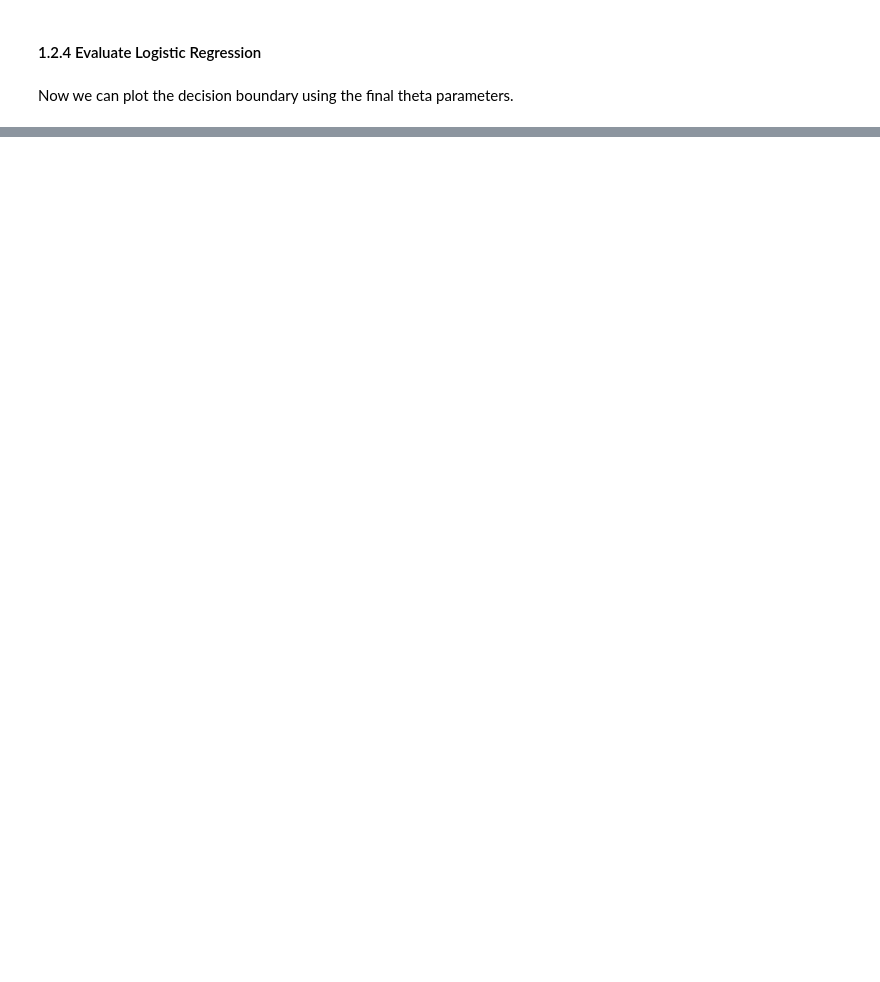
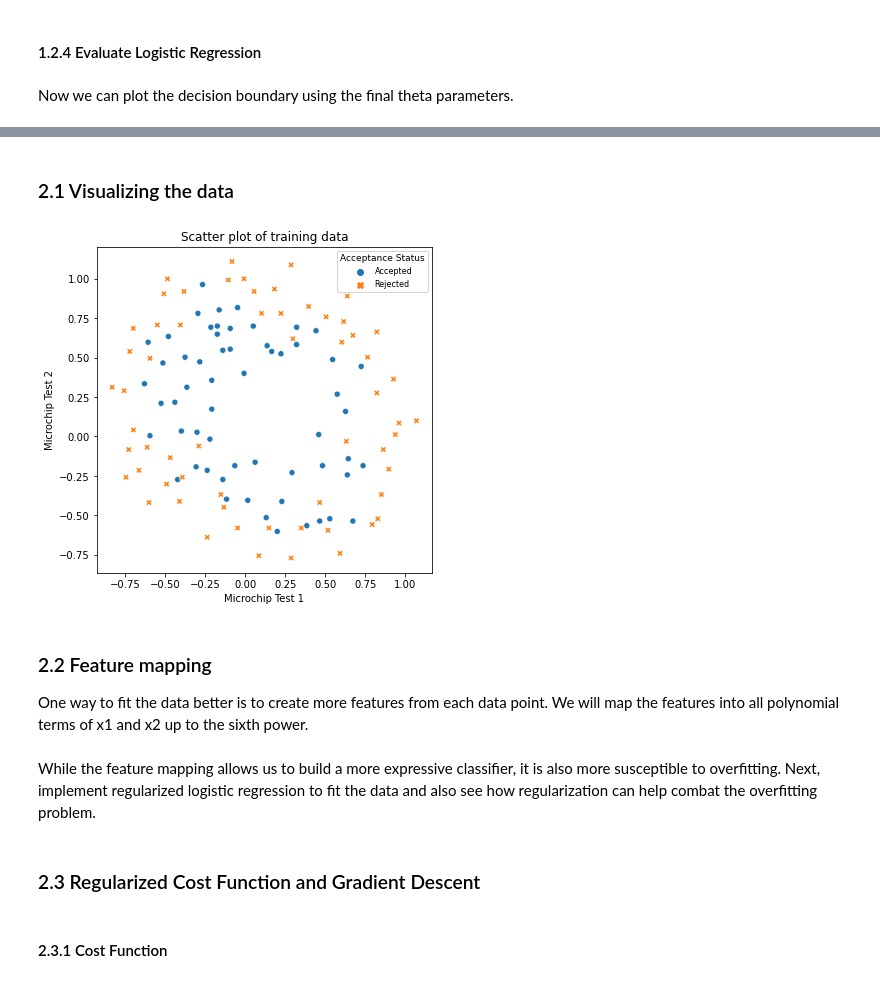
Before and after one commit to stemlock/Andrew_Ng_MachineLearningCourse, a Jupyter notebook: Week3_LogisticRegression/Programing Exercise 2 - Logistic Regression.ipynb, the cells around one changed output, grey strips where cells are left out. Cells and saved outputs as stored; diff of their text form; code cells hidden in the pictures; blank space fills up the shorter version.

```diff
--- a/Week3_LogisticRegression/Programing Exercise 2 - Logistic Regression.ipynb
+++ b/Week3_LogisticRegression/Programing Exercise 2 - Logistic Regression.ipynb
@@ -195,0 +184,3 @@ weighted avg       0.89      0.89      0.89       100
+# %%
+data = np.loadtxt('machine-learning-ex2/ex2/ex2data2.txt', delimiter=",")
+X1, y1 = data[:, :2], data[:, 2]
@@ -195,0 +209,24 @@ weighted avg       0.89      0.89      0.89       100
+# %% [markdown]
+### 2.1 Visualizing the data
+# %%
+# Change the y values for plotting
+y1_labels = np.where(y1 < 1, "Rejected", "Accepted")
+
+# Create the scatter plot using seaborn and matplotlib to change the figure size and legend
+fig2, ax2 = plt.subplots(figsize=(6,6))
+
+scatter = sns.scatterplot(ax=ax2, x=X1[:,0], y=X1[:,1], style=y1_labels, hue=y1_labels, cmap='bright')
+scatter.set(title="Scatter plot of training data", xlabel="Microchip Test 1", ylabel = "Microchip Test 2")
+
+legend = plt.legend(title='Acceptance Status', loc='upper right', fontsize=8)
+legend.get_title().set_fontsize(9)
+plt.show()
+pass
+# %% [output]
+[figure, added]
+# %% [markdown]
+### 2.2 Feature mapping
+
+One way to fit the data better is to create more features from each data
+point. We will map the features into
+all polynomial terms of x1 and x2 up to the sixth power.
@@ -195,0 +249,6 @@ weighted avg       0.89      0.89      0.89       100
+# %% [markdown]
+While the feature mapping allows us to build a more expressive classifier, it is also more susceptible to overfitting. Next, implement regularized logistic regression to fit the data and also see how regularization can help combat the overfitting problem.
+# %% [markdown]
+### 2.3 Regularized Cost Function and Gradient Descent
+# %% [markdown]
+#### 2.3.1 Cost Function
```
Also changed, not shown: parts of 31 cells of this notebook.
